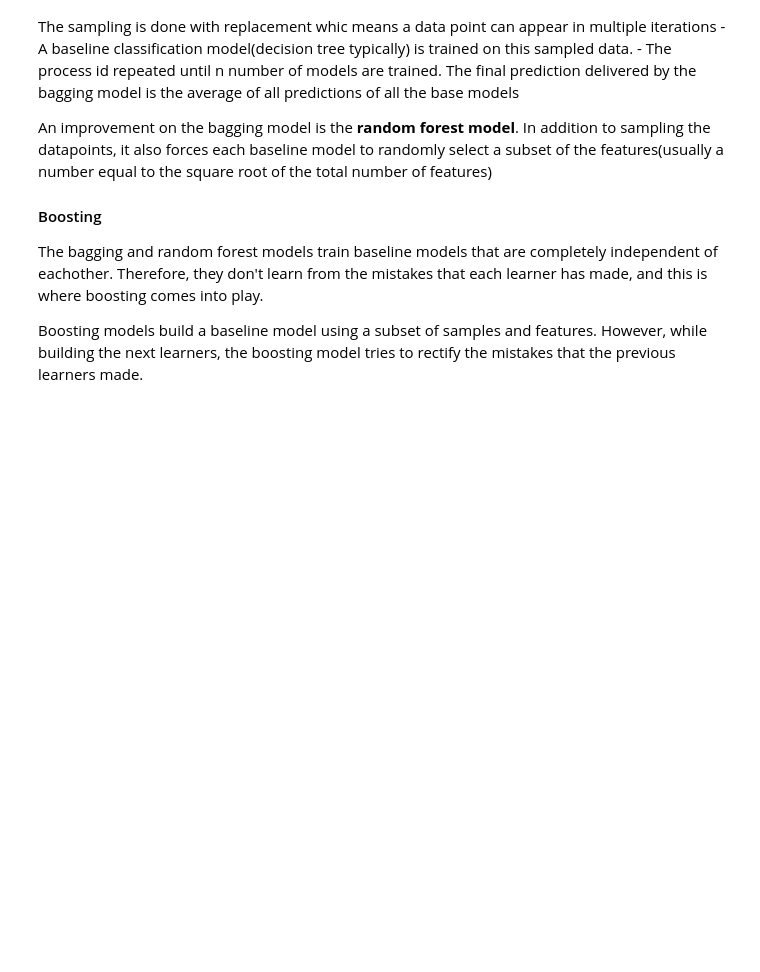
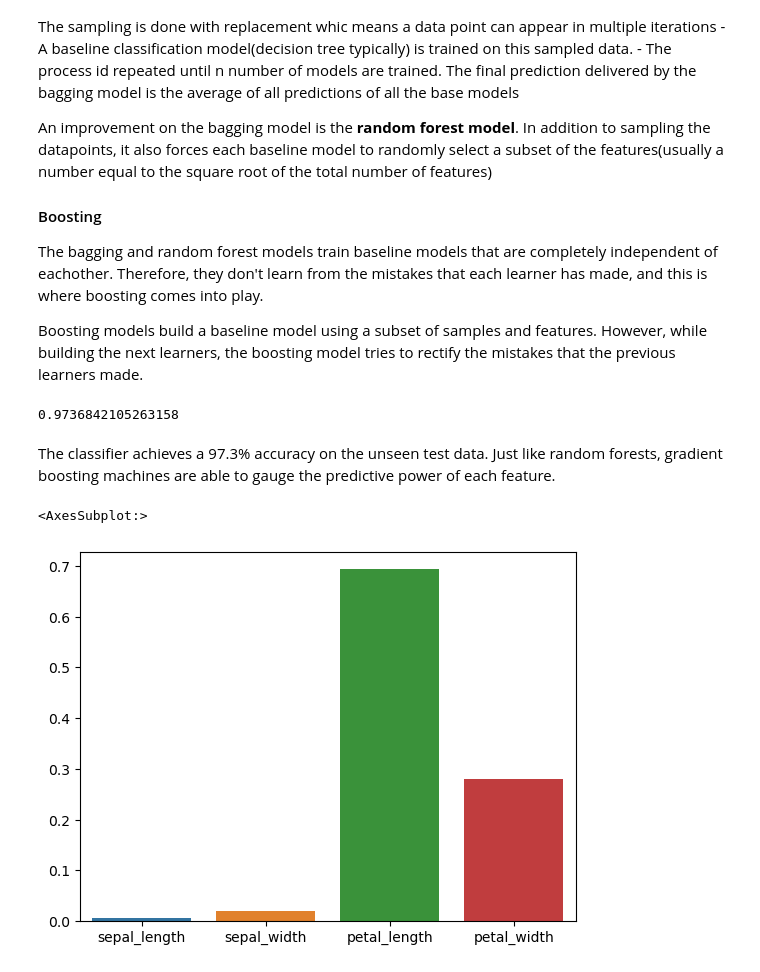
Before and after one commit to CKawara/Recommendation-Systems-with-Python, a Jupyter notebook: Data-Mining-Techniques/Data-Mining.ipynb, the cells around one changed output. Saved outputs shown, nothing was run; the diff lists cells and outputs as text; code cells hidden in the pictures; blank space fills up the shorter version.

Commit message:
apply gradient boosting to iris dataset

```diff
--- a/Data-Mining-Techniques/Data-Mining.ipynb
+++ b/Data-Mining-Techniques/Data-Mining.ipynb
@@ -396,3 +396,35 @@ An improvement on the bagging model is the **random forest model**. In addition
 The bagging and random forest models train baseline models that are completely independent of eachother. Therefore, they don't learn from the mistakes that each learner has made, and this is where boosting comes into play.
 
 Boosting models build a baseline model using a subset of samples and features. However, while building the next learners, the boosting model tries to rectify the mistakes that the previous learners made.
+# %%
+# applying gradient boosting  to classify the iris dataset
+# divide the dataset into the feature dataframe and thr target class series.
+x,y = iris.drop('class', axis=1), iris['class']
+
+# split data into training and test datasets
+# train 75% then assess perfomance on 25% of the data
+
+from sklearn.model_selection import train_test_split
+
+# split data into training and test sets
+x_train, x_test, y_train, y_test = train_test_split(x, y, test_size = 0.25, random_state = 0)
+
+# import the gradient boosting classifier
+from sklearn.ensemble import GradientBoostingClassifier
+
+# apply gradient boosting to the training data
+gbc = GradientBoostingClassifier()
+gbc.fit(x_train, y_train)
+
+# compute accuracy on the test set
+gbc.score(x_test, y_test)
+# %% [output]
+0.9736842105263158
+# %% [markdown]
+The classifier achieves a 97.3% accuracy on the unseen test data. Just like random forests, gradient boosting machines are able to gauge the predictive power of each feature.
+# %%
+# display a bar plot of feature importances
+sns.barplot(x=['sepal_length', 'sepal_width', 'petal_length', 'petal_width'], y=gbc.feature_importances_)
+# %% [output]
+<AxesSubplot:>
+[figure, added]
```
Also changed, not shown: 1 other file.
